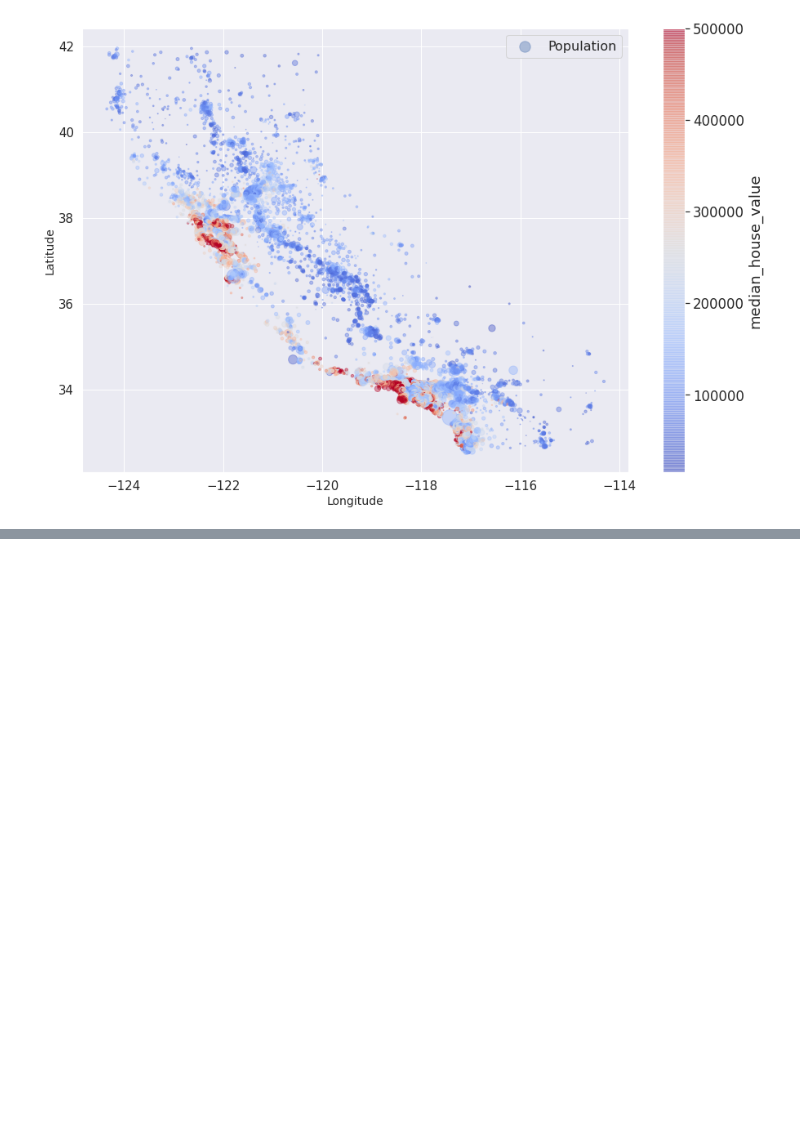
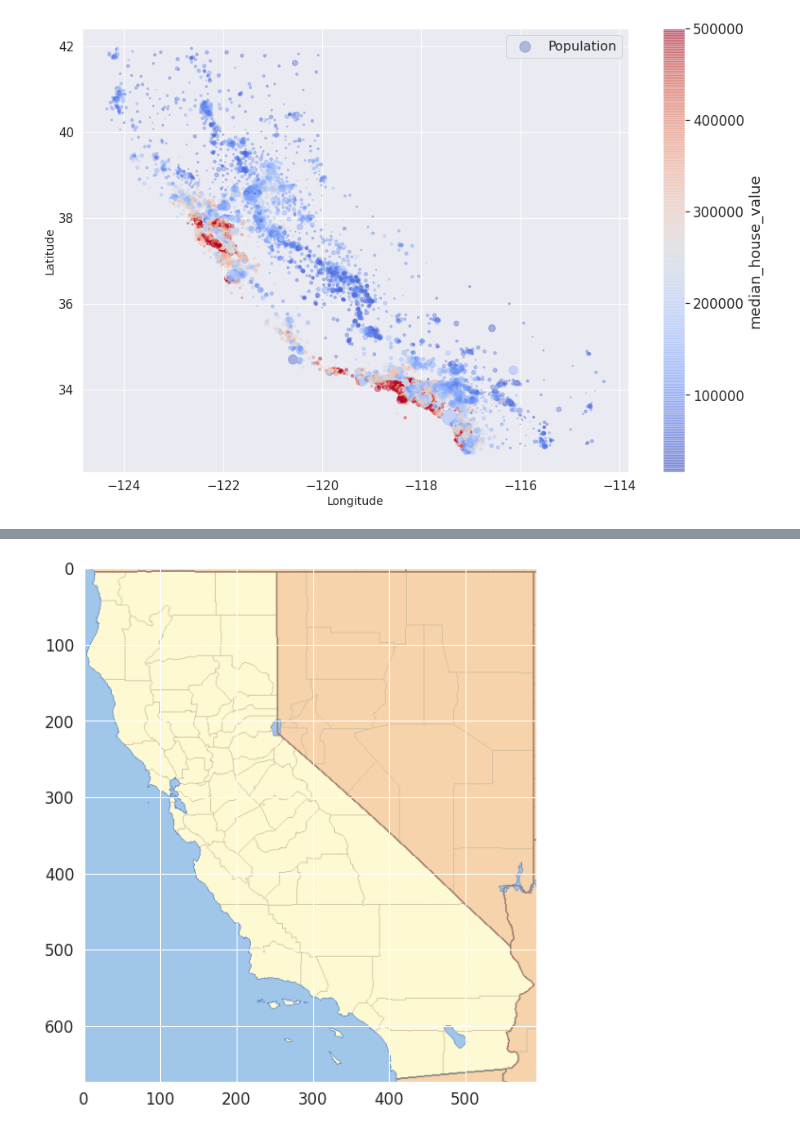
Before and after one commit to mohd-sahil/Housing-Dataset, a Jupyter notebook: Housing_Dataset_DP_and_FE_ML.ipynb, the cells around one changed output, grey strips where cells are left out. Saved outputs shown, nothing was run; the diff lists cells and outputs as text; code cells hidden in the pictures; blank space fills up the shorter version.

Commit message:
california map - price variations

```diff
--- a/Housing_Dataset_DP_and_FE_ML.ipynb
+++ b/Housing_Dataset_DP_and_FE_ML.ipynb
@@ -248,3 +248,6 @@ plt.legend(fontsize=16)
 plt.show()
 # %% [output]
 [figure]
+# %%
+import matplotlib.image as mpimg
+california_img = mpimg.imread("/content/drive/MyDrive/Data Science - Capstone Projects/Housing-Dataset-Preprocessing-and-FE-ML/california.png")
@@ -250,0 +274,6 @@ plt.show()
+# %%
+plt.figure(figsize = (15, 10))
+plt.imshow(california_img)
+plt.show()
+# %% [output]
+[figure, added]
```
Also changed, not shown: parts of 10 cells of this notebook.
